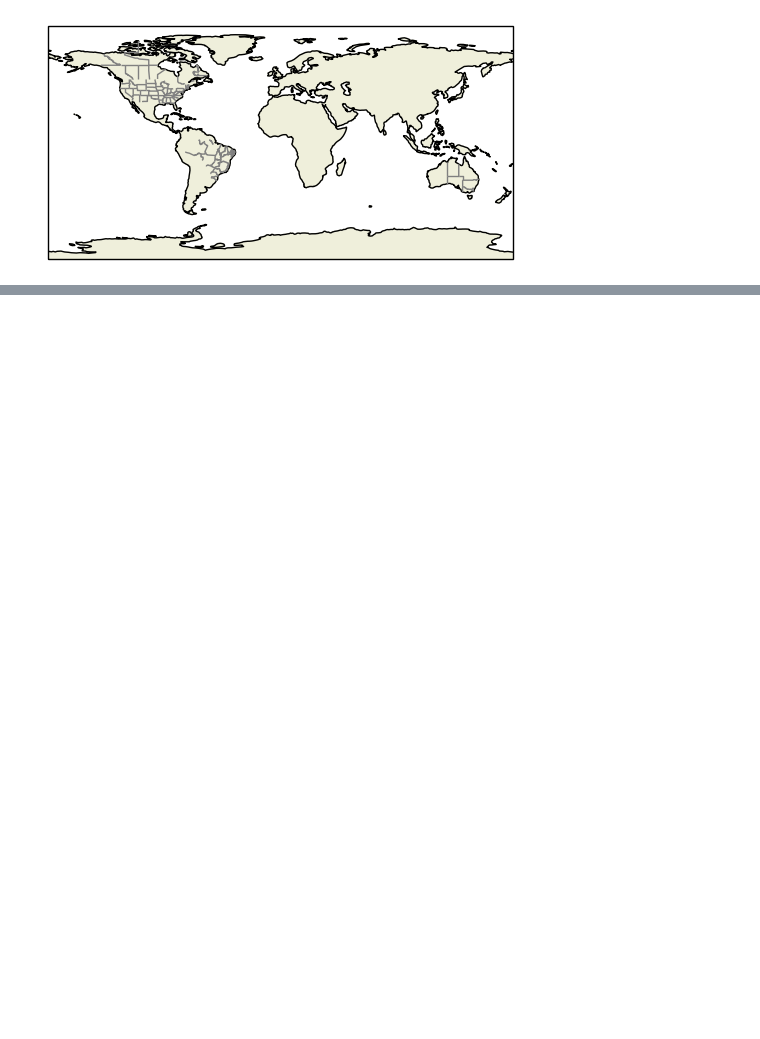
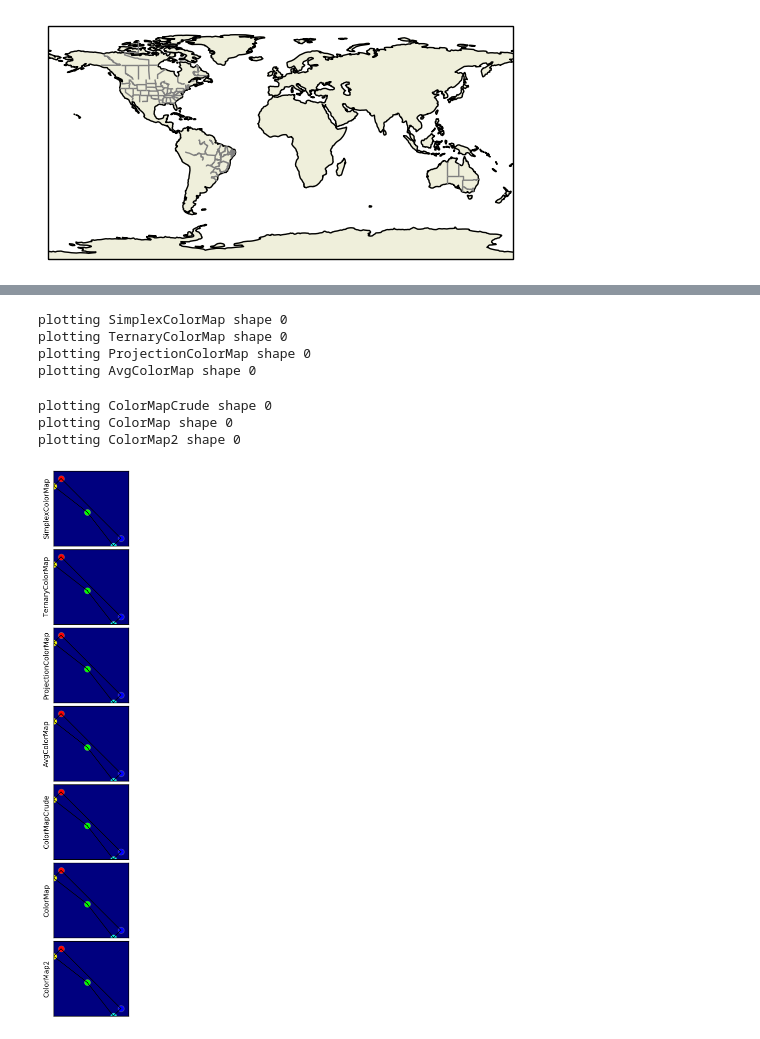
Before and after one commit to oderby/elections_2016, a Jupyter notebook: plot_pa.ipynb, the cells around one changed output, grey strips where cells are left out. Drawn from its saved outputs; the diff is of its cells as text; code cells hidden in the pictures; blank space fills up the shorter version.

```diff
--- a/plot_pa.ipynb
+++ b/plot_pa.ipynb
@@ -913,3 +411,17 @@ plt.show()
+# %%
+case = [[cmap._coords, cmap._colors]]
+classes = [cmap2d.SimplexColorMap, cmap2d.TernaryColorMap, cmap2d.ProjectionColorMap, cmap2d.AvgColorMap,
+           cmap2d.ColorMapCrude, cmap2d.ColorMap, cmap2d.ColorMap2]
+cmap2d.run_tests(classes,case, scale=1, constrain=False)
+# %% [output]
+plotting SimplexColorMap shape 0
+plotting TernaryColorMap shape 0
+plotting ProjectionColorMap shape 0
+plotting AvgColorMap shape 0
+plotting ColorMapCrude shape 0
+plotting ColorMap shape 0
+plotting ColorMap2 shape 0
+[figure, added]
 # %%
 PAPER = 0
 MIXED = 1
```
Also changed, not shown: parts of 18 cells of this notebook, 4 other files.
